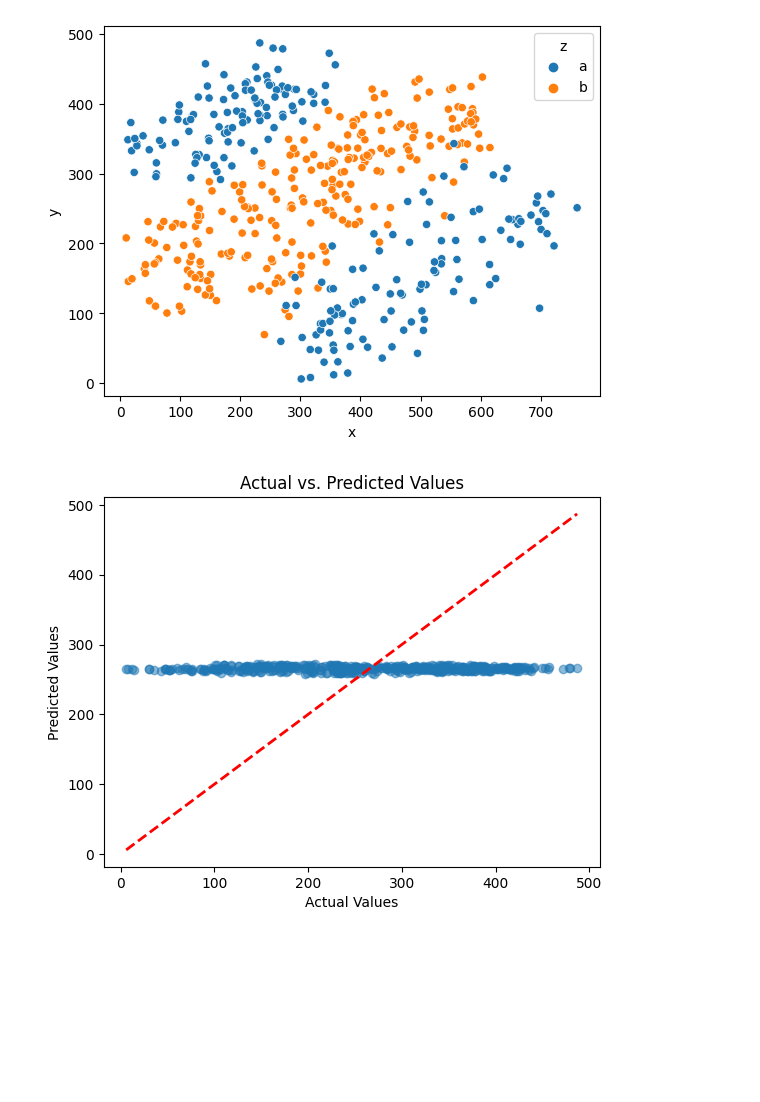
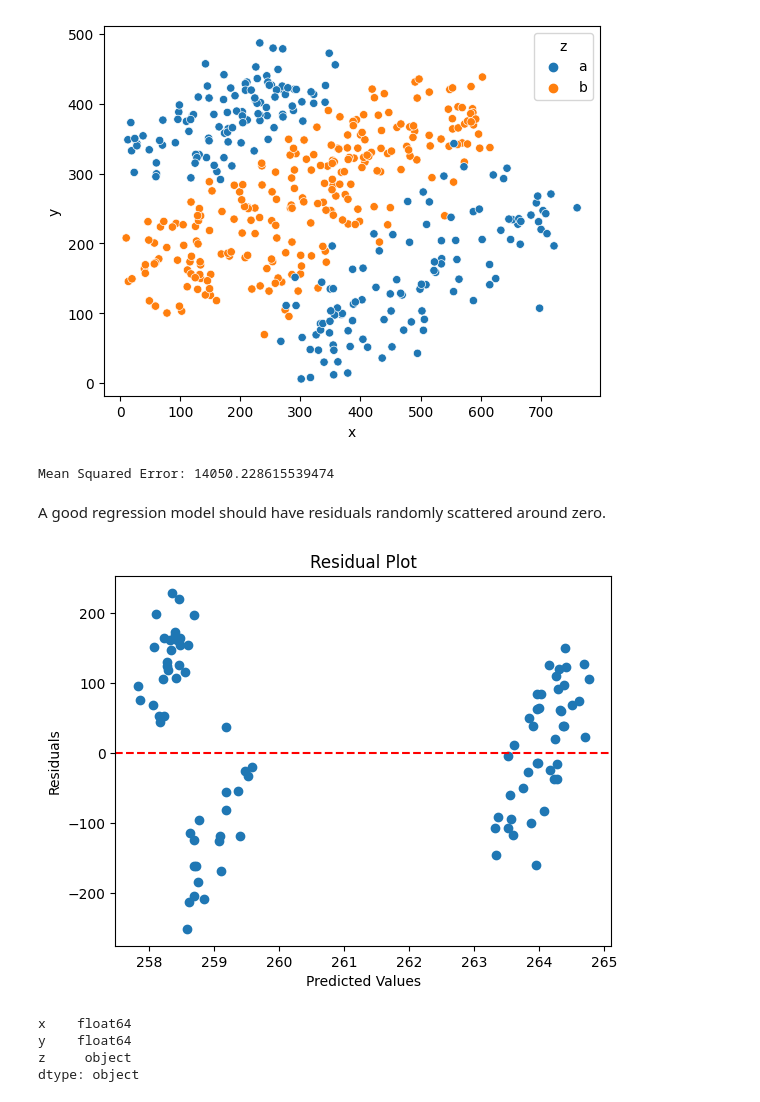
Before and after one commit to Kowallskiy/ML_Algorithm_Compendium, a Jupyter notebook: Projects/2_analysis.ipynb, the cells around one changed output. Cells and saved outputs as stored; diff of their text form; code cells hidden in the pictures; blank space fills up the shorter version.

```diff
--- a/Projects/2_analysis.ipynb
+++ b/Projects/2_analysis.ipynb
@@ -16,5 +20,5 @@ sns.scatterplot(data=df, x="x", y="y", hue="z")
 <Axes: xlabel='x', ylabel='y'>
 [figure]
 # %%
-X = df[["x", "z"]].values
+X = df[["x", "z"]]
 y = df["y"]
@@ -42,15 +25,39 @@ pred = pipe.predict(X)
-# %%
-# Assuming 'y' contains your actual target values, and 'pred' contains the predicted values
-
-# Create a scatter plot of actual vs. predicted values
-plt.scatter(y, pred, alpha=0.5)
-plt.xlabel('Actual Values')
-plt.ylabel('Predicted Values')
-plt.title('Actual vs. Predicted Values')
-
-# Add a line representing the perfect prediction (y = x)
-plt.plot([min(y), max(y)], [min(y), max(y)], linestyle='--', color='red', linewidth=2)
-
-plt.show()
-# %% [output]
-[figure, removed]
+# %%
+encoder = OneHotEncoder(sparse=False)
+X_encoded = encoder.fit_transform(X[["z"]])
+
+X = X.drop(columns=["z"])
+X = pd.concat([X, pd.DataFrame(X_encoded, columns=encoder.get_feature_names_out(['z']))], axis=1)
+
+X_train, X_test, y_train, y_test = train_test_split(X, y, test_size=0.2, random_state=42)
+
+model = LinearRegression()
+
+model.fit(X_train, y_train)
+
+y_pred = model.predict(X_test)
+
+mse = mean_squared_error(y_test, y_pred)
+
+print(f"Mean Squared Error: {mse}")
+# %% [output]
+Mean Squared Error: 14050.228615539474
+# %% [markdown]
+A good regression model should have residuals randomly scattered around zero.
+# %%
+residuals = y_test - y_pred
+plt.scatter(y_pred, residuals)
+plt.xlabel("Predicted Values")
+plt.ylabel("Residuals")
+plt.axhline(0, color='red', linestyle='--')
+plt.title("Residual Plot")
+plt.show()
+# %% [output]
+[figure, added]
+# %%
+df.dtypes
+# %% [output]
+x    float64
+y    float64
+z     object
+dtype: object
```
Also changed, not shown: parts of 2 cells of this notebook.
